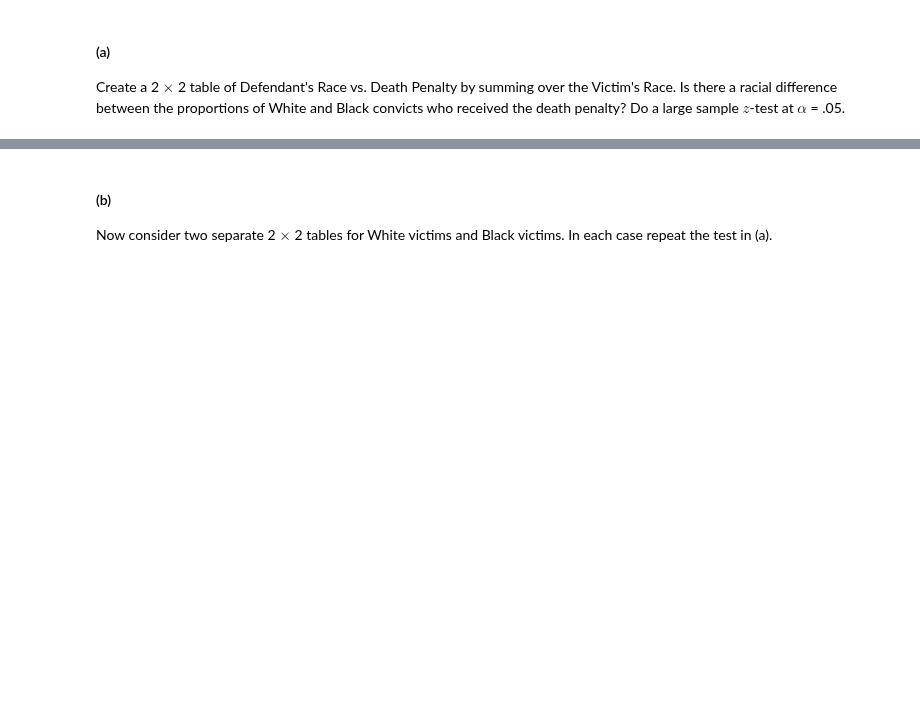
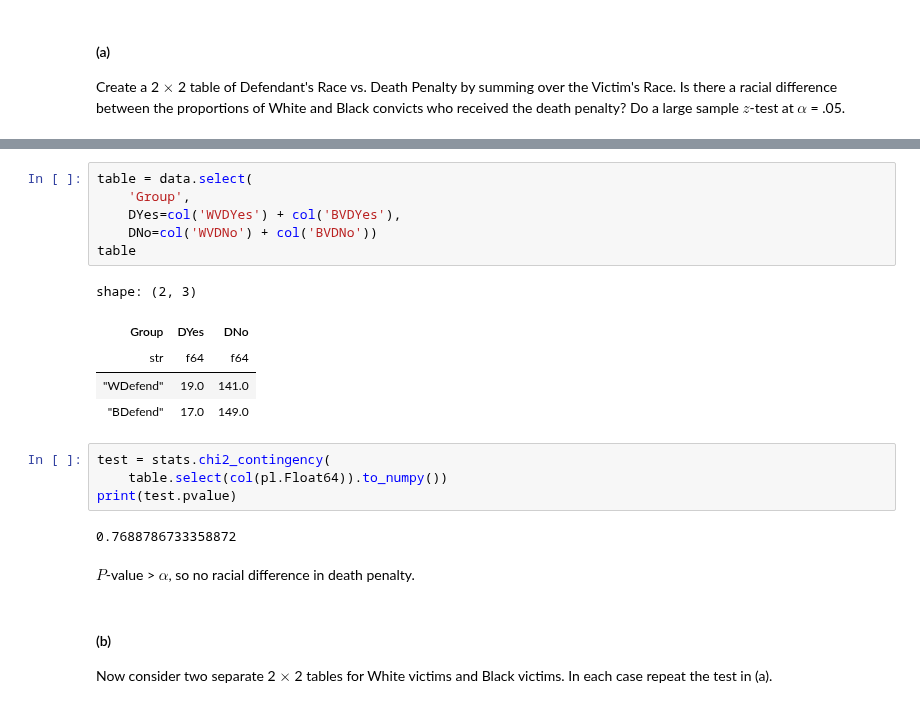
Before and after one commit to asterix314/SDAEI-Tamhane, a Jupyter notebook: ch09/ch09.ipynb, the cells around one changed output, grey strips where cells are left out. Saved outputs shown, nothing was run; the diff lists cells and outputs as text; blank space fills up the shorter version.

```diff
--- a/ch09/ch09.ipynb
+++ b/ch09/ch09.ipynb
@@ -1511,3 +1539,23 @@ Create a 2 $\times$ 2 table of Defendant's Race vs. Death Penalty by summing ove
+# %%
+table = data.select(
+    'Group',
+    DYes=col('WVDYes') + col('BVDYes'),
+    DNo=col('WVDNo') + col('BVDNo'))
+table
+# %% [output]
+shape: (2, 3)
+| Group | DYes | DNo |
+| str | f64 | f64 |
+| "WDefend" | 19.0 | 141.0 |
+| "BDefend" | 17.0 | 149.0 |
+# %%
+test = stats.chi2_contingency(
+    table.select(col(pl.Float64)).to_numpy())
+print(test.pvalue)
+# %% [output]
+0.7688786733358872
+# %% [markdown]
+$P$-value > $\alpha$, so no racial difference in death penalty.
 # %% [markdown]
 #### (b)
 Now consider two separate 2 $\times$ 2 tables for White victims and Black victims. In each case repeat the test in (a).
```
Also changed, not shown: parts of 10 cells of this notebook.
